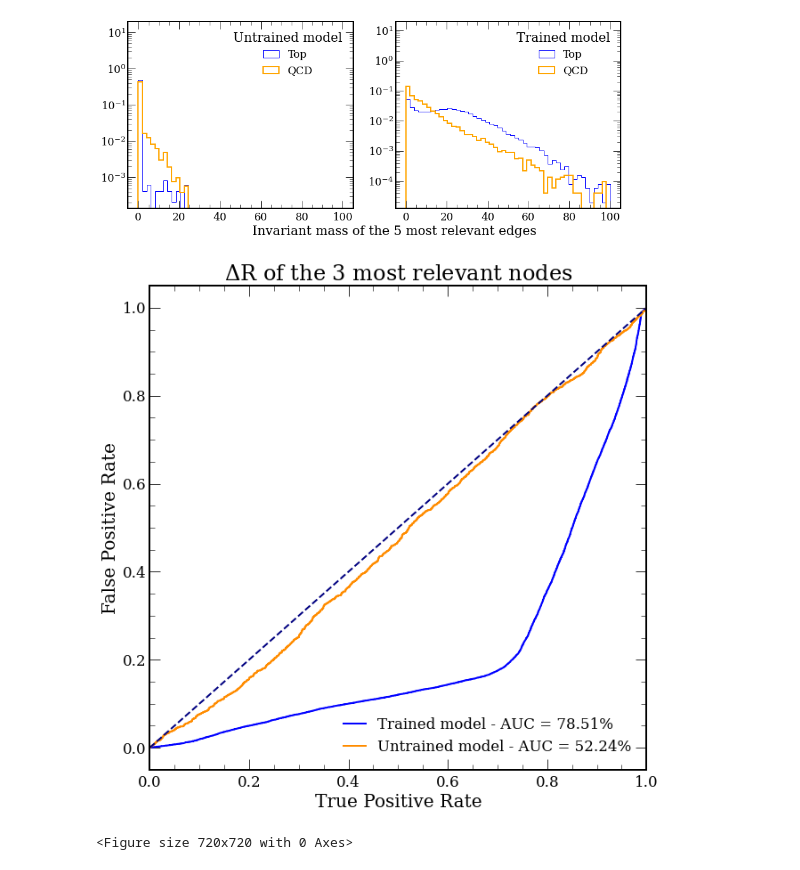
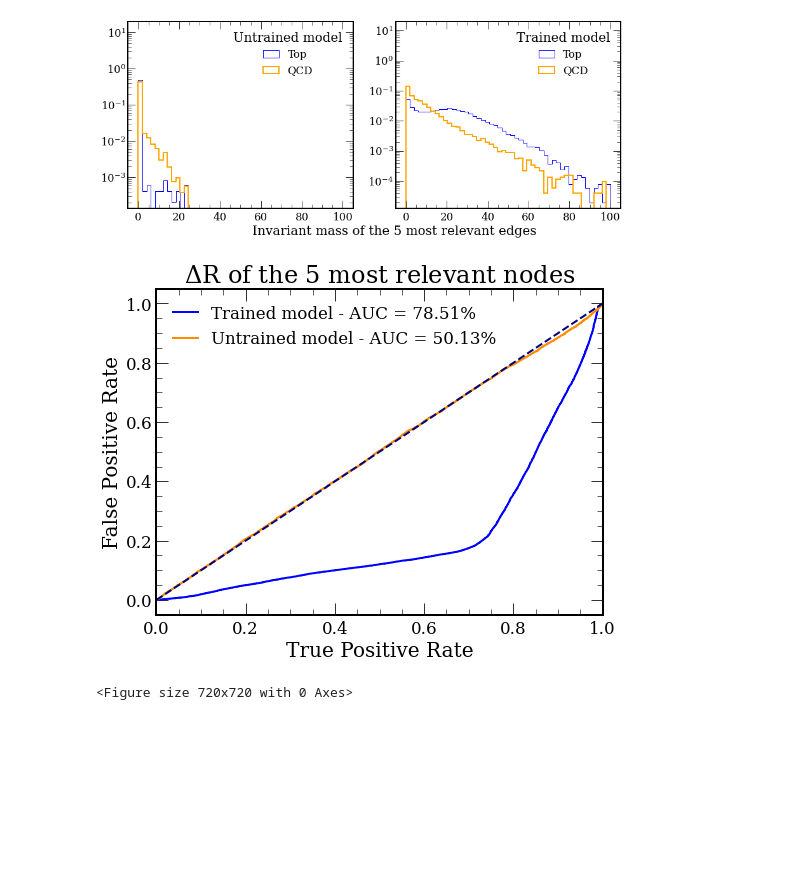
Before and after one commit to farakiko/xai4hep, a Jupyter notebook: binder/particlenet.ipynb, the cells around one changed output. Drawn from its saved outputs; the diff is of its cells as text; code cells hidden in the pictures; blank space fills up the shorter version.

```diff
--- a/binder/particlenet.ipynb
+++ b/binder/particlenet.ipynb
@@ -87,8 +105,8 @@ for i, batch in tqdm(enumerate(loader)):
         y_score = torch.cat([y_score, preds[:].reshape(-1)])
         y_test = torch.cat([y_test, batch.y])
 
-#     if i==10000:
-#         break
+    if i==1000:
+        break
 # %%
 # Compute ROC curve and ROC area for each class
 fpr, tpr, _ = roc_curve(y_test, y_score)
@@ -124,17 +141,22 @@ def get_dr_Mij(trained=True):
     Mij_top = []
     Mij_qcd= []
 
+
     if trained:
         loops = 1
     else:
         loops = 10
+#         aa = [0, 2, 3, 4, 5, 6, 7]
+#         loops = len(aa)
 
     for loop, models in enumerate(range(loops)):
 
         if trained:
             PATH = "ParticleNet_6/Rscores_best_10k"
+#             PATH = "ParticleNet_them12/Rscores_best_10k"
         else:
             PATH = f"ParticleNet_6/Rscores_{loop}"
+#             PATH = f"ParticleNet_them12/Rscores_{aa[loop]}"
 
         with open(f'{PATH}/batch_x.pkl', 'rb') as handle:
             batch_x_list = pkl.load(handle)
@@ -163,9 +185,9 @@ def get_dr_Mij(trained=True):
             R_edges = R_edges_list[i]
             edge_index = edge_index_list[i]
 
-#             if trained:
-            R_edges = R_edges['edge_conv_2']
-            edge_index = edge_index['edge_conv_2']
+            if trained:
+                R_edges = R_edges['edge_conv_2']
+                edge_index = edge_index['edge_conv_2']
 
             px = batch_px_list[i]
             py = batch_py_list[i]
@@ -230,7 +252,3 @@ with open('paper/dr_top_trained.pkl', 'wb') as f:
     pkl.dump(dr_top_trained, f)
 with open('paper/dr_qcd_trained.pkl', 'wb') as f:
     pkl.dump(dr_qcd_trained, f)
-with open('paper/Mij_top_trained.pkl', 'wb') as f:
-    pkl.dump(Mij_top_trained, f)
-with open('paper/Mij_qcd_trained.pkl', 'wb') as f:
-    pkl.dump(Mij_qcd_trained, f)
@@ -255,14 +255,10 @@ loop 0
 # %%
-dr_top_untrained, dr_qcd_untrained, Mij_top_untrained, Mij_qcd_untrained = get_dr_Mij(trained=False)
+dr_top_untrained, dr_qcd_untrained, _, _ = get_dr_Mij(trained=False)
 
 with open('paper/dr_top_untrained.pkl', 'wb') as f:
     pkl.dump(dr_top_untrained, f)
 with open('paper/dr_qcd_untrained.pkl', 'wb') as f:
     pkl.dump(dr_qcd_untrained, f)
-with open('paper/Mij_top_untrained.pkl', 'wb') as f:
-    pkl.dump(Mij_top_untrained, f)
-with open('paper/Mij_qcd_untrained.pkl', 'wb') as f:
-    pkl.dump(Mij_qcd_untrained, f)
 # %% [markdown]
 ## Load and plot
 # %%
@@ -371,35 +371,35 @@ fpr_trained, tpr_trained, _ = roc_curve(label, score)
 roc_auc = auc(fpr_trained, tpr_trained)
 
 score = dr_top_untrained + dr_qcd_untrained
 label = [1] * len(dr_top_untrained) + [0] * len(dr_qcd_untrained)
 fpr_untrained, tpr_untrained, _ = roc_curve(label, score)
 roc_auc_untrained = auc(fpr_untrained, tpr_untrained)
 
-fig, ax = plt.subplots()
+fig, ax = plt.subplots(figsize=(8,6))
 ax.plot(
     tpr_trained,
     fpr_trained,
     color="blue",
     lw=2,
     label=f"Trained model - AUC = {round(auc(fpr_trained, tpr_trained)*100,2)}%",
 )
 ax.plot(
     tpr_untrained,
     fpr_untrained,
     color="darkorange",
     lw=2,
     label=f"Untrained model - AUC = {round(auc(fpr_untrained, tpr_untrained)*100,2)}%",
 )
 plt.plot([0, 1], [0, 1], color="navy", lw=2, linestyle="--")
 plt.xlim([0.0, 1.0])
 # plt.ylim([0.0, 1])
 plt.ylabel("False Positive Rate")
 plt.xlabel("True Positive Rate")
 # plt.yscale('log')
-plt.title("$\Delta$R of the 3 most relevant nodes")
-plt.legend(loc="lower right")
+plt.title("$\Delta$R of the 5 most relevant nodes")
+plt.legend(loc="upper left")
 plt.show()
 plt.savefig('Roc_curve.pdf');
 # %% [output]
-[figure, old version]
+[figure, new version]
 <Figure size 720x720 with 0 Axes>
```
Also changed, not shown: parts of 6 cells of this notebook, 2 other files.
